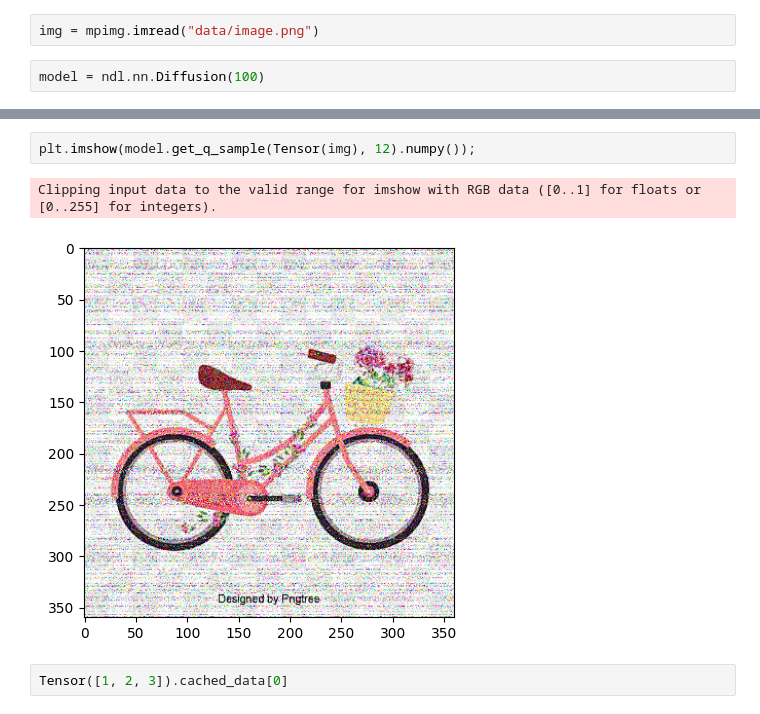
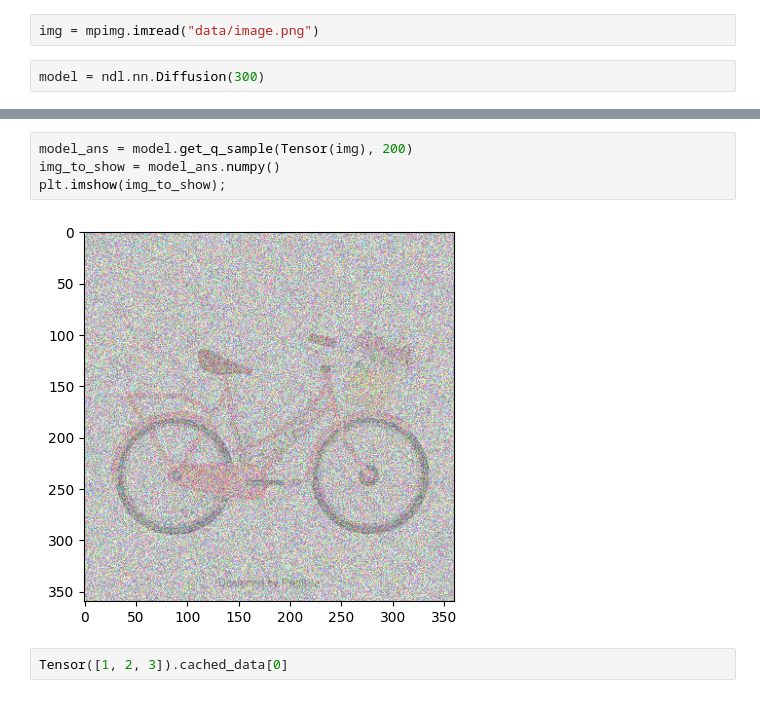
Before and after one commit to Edyarich/dlsystems-final-project, a Jupyter notebook: forward.ipynb, the cells around one changed output, grey strips where cells are left out. Cells and saved outputs as stored; diff of their text form.

```diff
--- a/forward.ipynb
+++ b/forward.ipynb
@@ -19,4 +11,4 @@ NDArray([1.1372103e-38 3.0800540e-41 0.0000000e+00 0.0000000e+00 4.4841551e-44],
 # %%
 img = mpimg.imread("data/image.png")
 # %%
-model = ndl.nn.Diffusion(100)
+model = ndl.nn.Diffusion(300)
@@ -29,8 +22,9 @@ Clipping input data to the valid range for imshow with RGB data ([0..1] for floa
 # %%
-plt.imshow(model.get_q_sample(Tensor(img), 12).numpy());
+model_ans = model.get_q_sample(Tensor(img), 200)
+img_to_show = model_ans.numpy()
+plt.imshow(img_to_show);
 # %% [output]
-Clipping input data to the valid range for imshow with RGB data ([0..1] for floats or [0..255] for integers).
-[figure, old version]
+[figure, new version]
 # %%
 Tensor([1, 2, 3]).cached_data[0]
 # %% [output]
```
Also changed, not shown: parts of 4 cells of this notebook, 6 other files.
